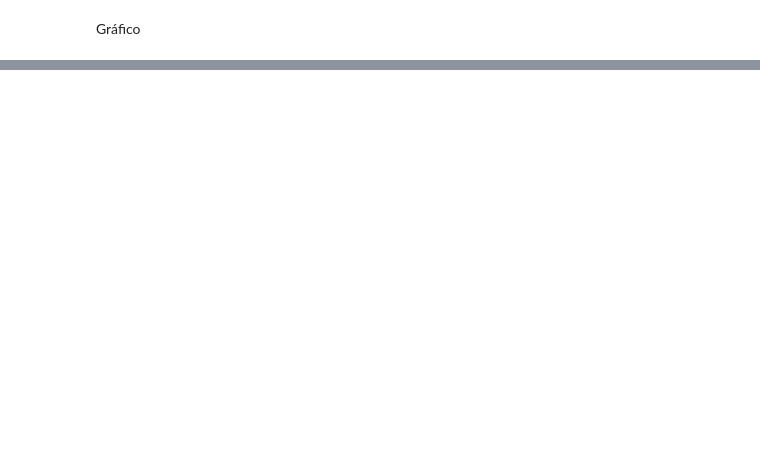
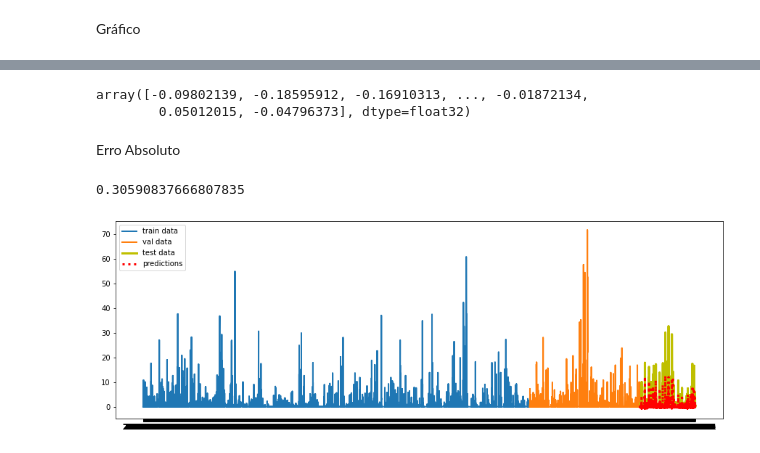
Before and after one commit to pedrojoaquim01/atmoseer, a Jupyter notebook: TCC_PedroCastro.ipynb, the cells around one changed output, grey strips where cells are left out. Drawn from its saved outputs; the diff is of its cells as text; code cells hidden in the pictures; blank space fills up the shorter version.

```diff
--- a/TCC_PedroCastro.ipynb
+++ b/TCC_PedroCastro.ipynb
@@ -1473,0 +2026,10 @@ fig.savefig('loss_plot.png', bbox_inches='tight')
+# %%
+test_losses = []
+for xb, yb in test_loader:
+  output = model(xb.float())
+  # calculate the loss
+  loss = criterion(output, yb.float())
+  # record validation loss
+  test_losses.append(loss.item())
+test_loss = np.average(test_losses)
+print(test_loss)
@@ -1473,0 +2055,36 @@ fig.savefig('loss_plot.png', bbox_inches='tight')
+# %%
+test_losses = []
+outputs = []
+with torch.no_grad():
+  for xb, yb in test_loader:
+    output = model(xb.float())
+    outputs.append(output)
+test_predictions = torch.vstack(outputs).squeeze(1)
+# %%
+test_predictions.numpy()
+# %% [output]
+array([-0.09802139, -0.18595912, -0.16910313, ..., -0.01872134,
+        0.05012015, -0.04796373], dtype=float32)
+# %%
+test_predictions = torch.cat((test_predictions, torch.tensor([ 0.18153693,0.18153693, 0.18153693,0.18153693,0.18153693, 0.18153693])), 0)
+# %%
+df = pd.read_csv('RIO DE JANEIRO - FORTE DE COPACABANA_CAPE_CIN.csv',na_values=np.nan)
+train_df = df[0:int(n*0.7)]
+val_df = df[int(n*0.7):int(n*0.9)]
+test_df = df[int(n*0.9):]
+# %% [markdown]
+Erro Absoluto
+# %%
+skl.mean_absolute_error(test_df['CHUVA'], test_predictions)
+# %% [output]
+0.30590837666807835
+# %%
+fig, ax = plt.subplots(1, 1, figsize=(15, 5))
+ax.plot(train_df['DT_MEDICAO'], train_df['CHUVA'], lw=2, label='train data')
+ax.plot(val_df['DT_MEDICAO'], val_df['CHUVA'], lw=2, label='val data')
+ax.plot(test_df['DT_MEDICAO'], test_df['CHUVA'], lw=3, c='y', label='test data')
+ax.plot(test_df['DT_MEDICAO'], test_predictions, lw=3, c='r',linestyle = ':', label='predictions')
+ax.legend(loc="upper left")
+plt.show();
+# %% [output]
+[figure, added]
```
Also changed, not shown: parts of 102 cells of this notebook, 3 other files.
